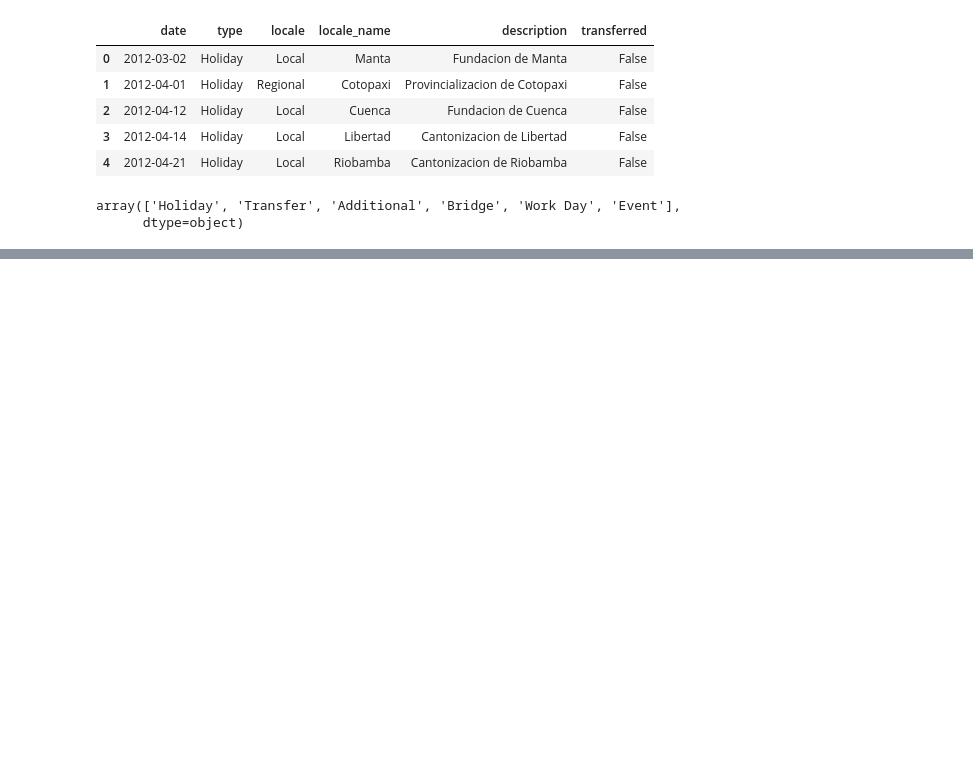
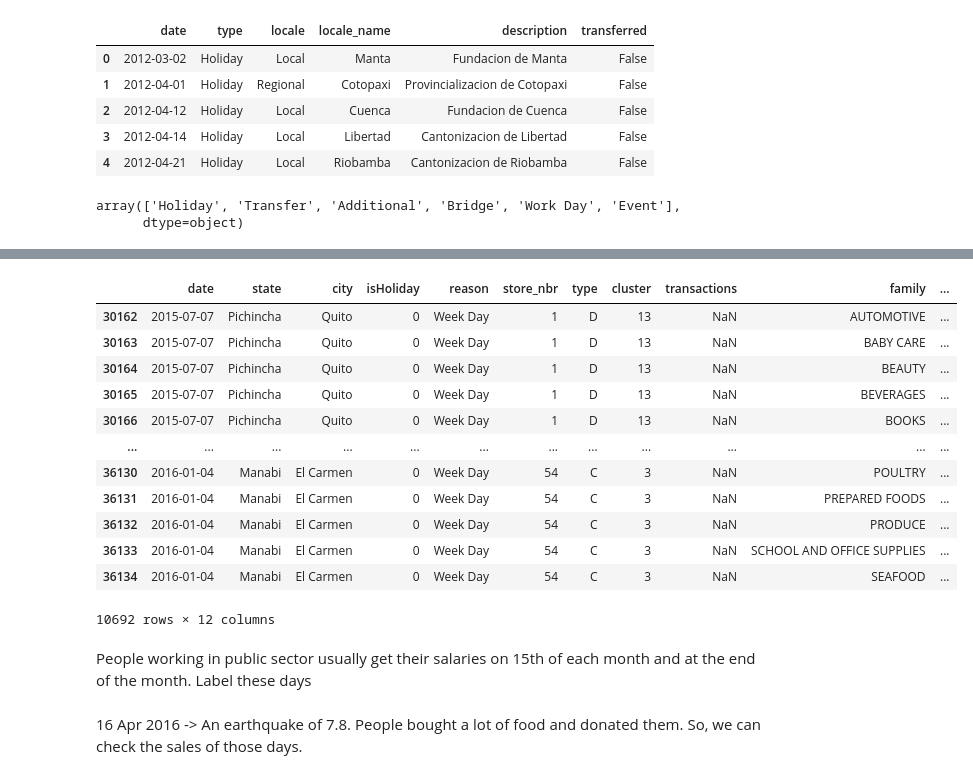
Before and after one commit to egesaygili/storesales, a Jupyter notebook: data_prep.ipynb, the cells around one changed output, grey strips where cells are left out. Cells and saved outputs as stored; diff of their text form; code cells hidden in the pictures; blank space fills up the shorter version.

```diff
--- a/data_prep.ipynb
+++ b/data_prep.ipynb
@@ -135,0 +254,25 @@ df_n.to_pickle("sales_with_holiday_info.pkl")
+# %%
+df_empty = pd.DataFrame()
+for i in df["store_nbr"].sort_values().unique():
+    df_temp = df[df["store_nbr"]==i].reset_index(drop=True)
+    df_temp2 = df_temp[["date","store_nbr","sales"]].groupby(by=["date","store_nbr"]).sum().reset_index()
+    first_purchase_date = df_temp2[df_temp2['sales'] != 0].date.iloc[0]
+    df_temp = df_temp[df_temp.date >= first_purchase_date]
+    df_empty = pd.concat([df_empty, df_temp])
+df = df_empty.copy()
+# %%
+df[(df["transactions"].isna()==True)&(df["isHoliday"]==0)]
+# %% [output]
+|  | date | state | city | isHoliday | reason | store_nbr | type | cluster | transactions | family | ... |
+| 30162 | 2015-07-07 | Pichincha | Quito | 0 | Week Day | 1 | D | 13 | NaN | AUTOMOTIVE | ... |
+| 30163 | 2015-07-07 | Pichincha | Quito | 0 | Week Day | 1 | D | 13 | NaN | BABY CARE | ... |
+| 30164 | 2015-07-07 | Pichincha | Quito | 0 | Week Day | 1 | D | 13 | NaN | BEAUTY | ... |
+| 30165 | 2015-07-07 | Pichincha | Quito | 0 | Week Day | 1 | D | 13 | NaN | BEVERAGES | ... |
+| 30166 | 2015-07-07 | Pichincha | Quito | 0 | Week Day | 1 | D | 13 | NaN | BOOKS | ... |
+| ... | ... | ... | ... | ... | ... | ... | ... | ... | ... | ... | ... |
+| 36130 | 2016-01-04 | Manabi | El Carmen | 0 | Week Day | 54 | C | 3 | NaN | POULTRY | ... |
+| 36131 | 2016-01-04 | Manabi | El Carmen | 0 | Week Day | 54 | C | 3 | NaN | PREPARED FOODS | ... |
+| 36132 | 2016-01-04 | Manabi | El Carmen | 0 | Week Day | 54 | C | 3 | NaN | PRODUCE | ... |
+| 36133 | 2016-01-04 | Manabi | El Carmen | 0 | Week Day | 54 | C | 3 | NaN | SCHOOL AND OFFICE SUPPLIES | ... |
+| 36134 | 2016-01-04 | Manabi | El Carmen | 0 | Week Day | 54 | C | 3 | NaN | SEAFOOD | ... |
+10692 rows × 12 columns
@@ -135,0 +281,4 @@ df_n.to_pickle("sales_with_holiday_info.pkl")
+# %% [markdown]
+People working in public sector usually get their salaries on 15th of each month and at the end of the month. Label these days
+# %% [markdown]
+16 Apr 2016 -> An earthquake of 7.8. People bought a lot of food and donated them. So, we can check the sales of those days.
```
Also changed, not shown: parts of 24 cells of this notebook, 1 other file.
